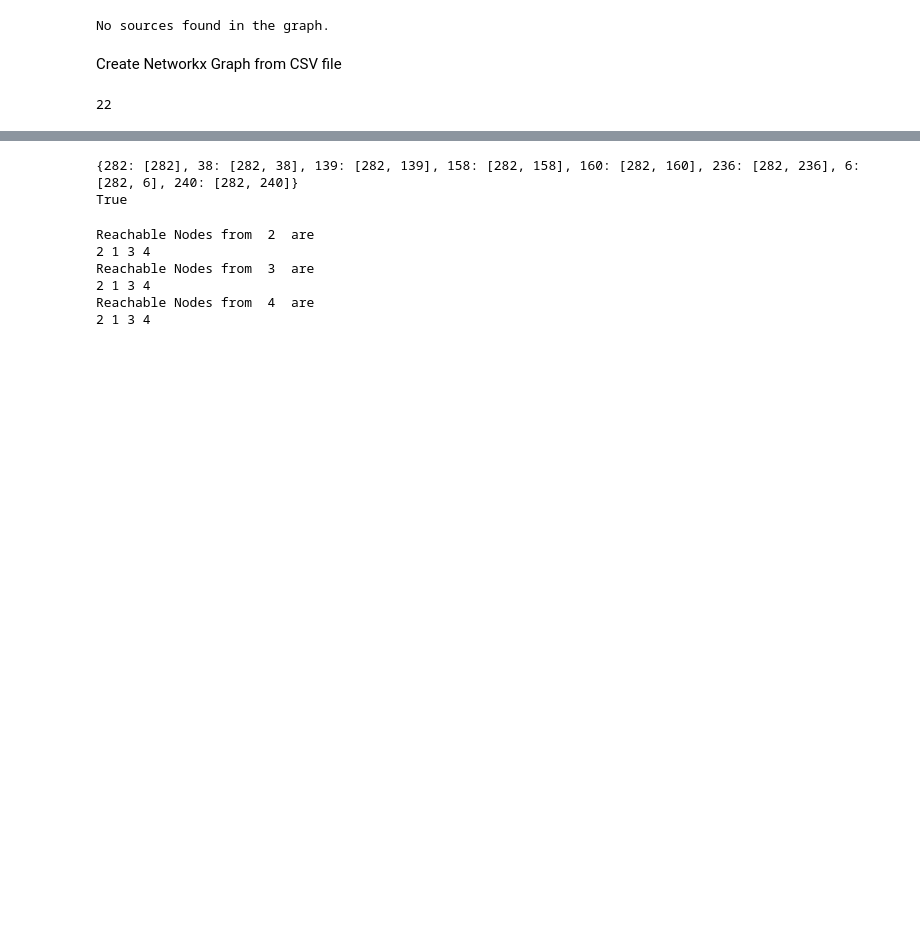
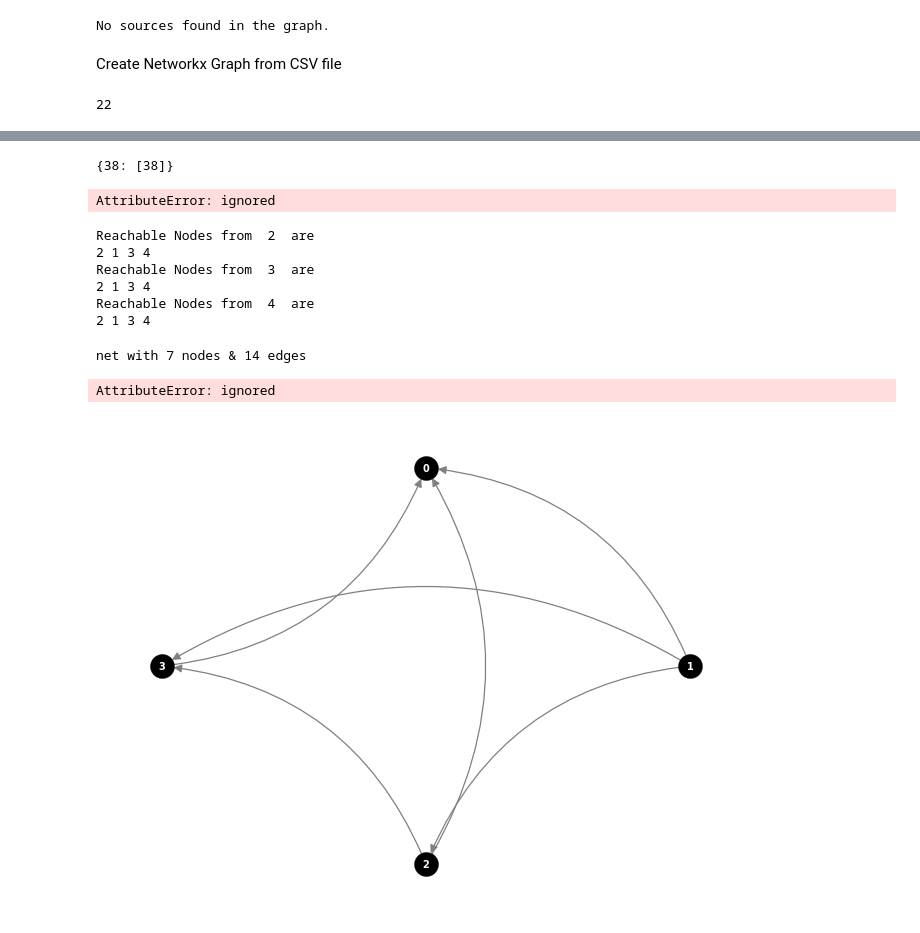
Before and after one commit to rahmanziaur/TestGraphTheory, a Jupyter notebook: TestDependency1_3.ipynb, the cells around one changed output, grey strips where cells are left out. Cells and saved outputs as stored; diff of their text form; code cells hidden in the pictures; blank space fills up the shorter version.

```diff
--- a/TestDependency1_3.ipynb
+++ b/TestDependency1_3.ipynb
@@ -377,14 +378,18 @@ import matplotlib.pyplot as plt
 import pandas as pd
 from networkx.algorithms import tournament
 
+# https://raw.githubusercontent.com/rahmanziaur/TestGraphTheory/main/testGraph.csv
 df = pd.read_csv("https://raw.githubusercontent.com/rahmanziaur/TestGraphTheory/main/testGraph.csv")
 
 G = nx.from_pandas_edgelist(df,source='source',target='target', edge_attr=None, create_using=nx.DiGraph())
 
+FromWhichNode=38
 
-print(nx.single_source_shortest_path(G,282))
+print(nx.single_source_shortest_path(G,FromWhichNode))
 
-print(tournament.is_reachable(G, 6, 202))
+(len(nx.single_source_shortest_path(G,FromWhichNode))-1)
+
+G.is_reachable(G, 6, FromWhichNode)
 # source =282
 # count=0;
 # for node in G:
@@ -394,8 +399,8 @@ print(tournament.is_reachable(G, 6, 202))
 #       count = count + 1;
 # print(count)
 # %% [output]
-{282: [282], 38: [282, 38], 139: [282, 139], 158: [282, 158], 160: [282, 160], 236: [282, 236], 6: [282, 6], 240: [282, 240]}
-True
+{38: [38]}
+AttributeError: ignored
 # %%
 # Python3 program to find all the reachable nodes
 # for every node present in arr[0..n-1]
@@ -520,3 +525,70 @@ Reachable Nodes from  3  are
 2 1 3 4
 Reachable Nodes from  4  are
 2 1 3 4
+# %%
+import networkx as nx
+import graphviz
+def nx2gv(net,nodeLabel={},edgeLabel={},edgeSet={},nodeSet={}):
+    """Convert networkx.DiGraph to graphviz.Digraph for visualisation.
+    Optionally include labels (values) for nodes, arcs & sets to highlight"""
+    g = graphviz.Digraph()
+    for nd in net.nodes_iter():
+        g.node(str(nd),str(nd)+(":"+str(nodeLabel[nd]) if nd in nodeLabel else ""),
+               color=("red" if nd in nodeSet else "black"))
+    for tail,head in net.edges_iter():
+        col=("red" if (tail,head) in edgeSet else "black")
+        if (tail,head) in edgeLabel:
+            g.edge(str(tail),str(head),str(edgeLabel[tail,head]),color=col)
+        else:
+            g.edge(str(tail),str(head),color=col)
+    return g
+
+# create a random graph with n nodes and probability p of arc between nodes
+net = nx.binomial_graph(7,0.4,directed=True)
+print("net with %d nodes & %d edges"%(net.number_of_nodes(),net.number_of_edges()))
+nx2gv(net)
+# %% [output]
+net with 7 nodes & 14 edges
+AttributeError: ignored
+# %%
+import networkx as nx
+import matplotlib.pyplot as plt
+import pandas as pd
+from networkx.algorithms import tournament
+
+#G = nx.DiGraph([(0, 1), (1, 2), (2, 0)])
+
+#df = pd.read_csv("https://raw.githubusercontent.com/rahmanziaur/TestGraphTheory/main/testGraph.csv")
+
+#G = nx.from_pandas_edgelist(df,source='source',target='target', edge_attr=None, create_using=nx.DiGraph())
+
+#source = 2
+
+G = nx.DiGraph([(1, 0), (1, 3), (1, 2), (2, 3), (2, 0), (3, 0)])
+
+no_node_reachable =[]
+node_index=[]
+for source1 in G:
+  count=0
+  for target1 in G:
+    if tournament.is_reachable(G, source1, target1):
+      if target1==source1:
+        continue
+      count = count + 1
+      #print(count)
+  #for index in range(G.number_of_nodes()):
+  node_index.append(source1)
+  no_node_reachable.append(count)
+  #print("No of nodes we can reach from "+str(source)+" is :"+str(count)+"\n")
+
+#print(str(no_node_reachable)+"\n")
+#print(node_index)
+df_new = pd.DataFrame({'Node':pd.Series(node_index, index=node_index),'Reacability':pd.Series(no_node_reachable, index=node_index)})
+df_new.to_csv('zia.csv', index=False)
+#print("Can we reach from "+ str(source) +" to "+str(target)+"?\n", tournament.is_reachable(G, source, target))
+#tournament.is_reachable(G, 1, 3)
+#tournament.is_tournament(G)
+nx.draw(G, pos=nx.kamada_kawai_layout(G), **options)
+plt.show()
+# %% [output]
+[figure, added]
```
Also changed, not shown: parts of 1 cell of this notebook.
